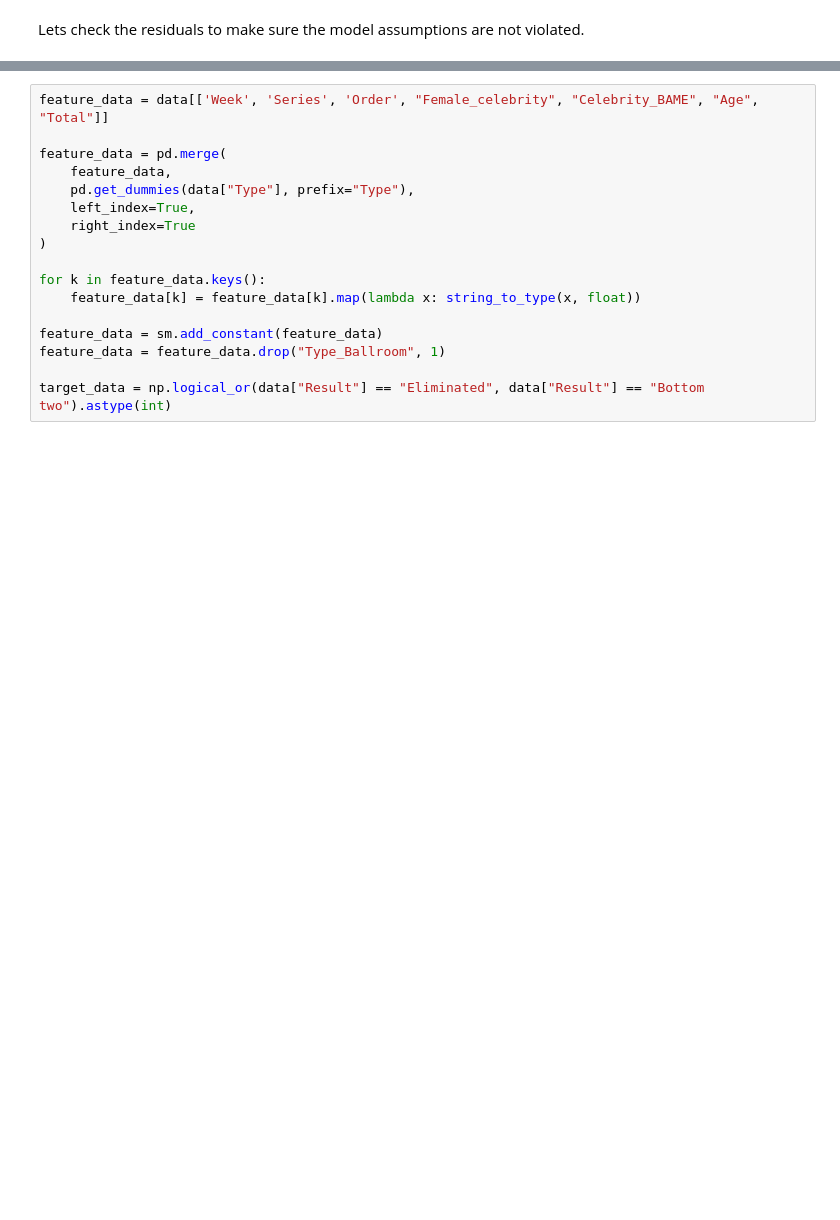
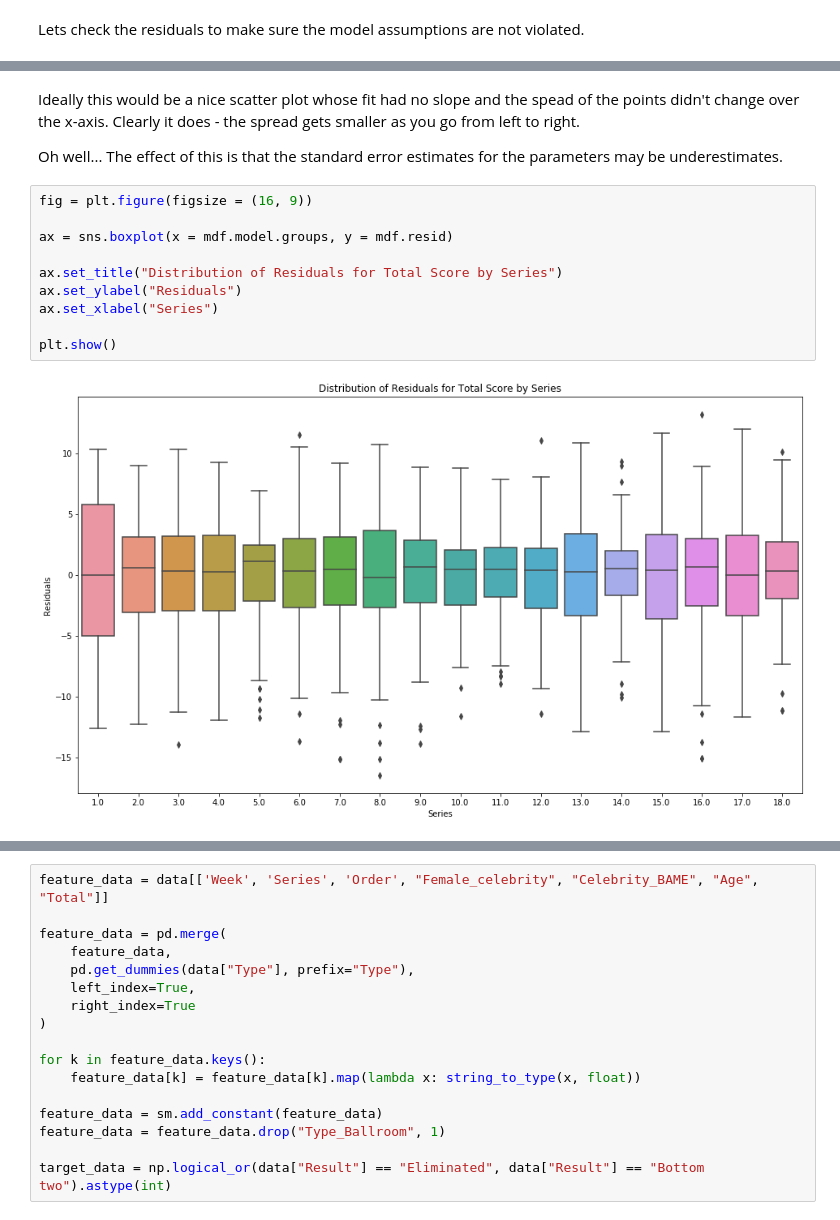
Before and after one commit to jim-rafferty/strictly-regression, a Jupyter notebook: strictly_regression.ipynb, the cells around one changed output, grey strips where cells are left out. Saved outputs shown, nothing was run; the diff lists cells and outputs as text; blank space fills up the shorter version.

```diff
--- a/strictly_regression.ipynb
+++ b/strictly_regression.ipynb
@@ -239,0 +263,16 @@ Not bad :)
+# %% [markdown]
+Ideally this would be a nice scatter plot whose fit had no slope and the spead of the points didn't change over the x-axis. Clearly it does - the spread gets smaller as you go from left to right.
+
+Oh well... The effect of this is that the standard error estimates for the parameters may be underestimates.
+# %%
+fig = plt.figure(figsize = (16, 9))
+
+ax = sns.boxplot(x = mdf.model.groups, y = mdf.resid)
+
+ax.set_title("Distribution of Residuals for Total Score by Series")
+ax.set_ylabel("Residuals")
+ax.set_xlabel("Series")
+
+plt.show()
+# %% [output]
+[figure, added]
```
Also changed, not shown: parts of 22 cells of this notebook.
